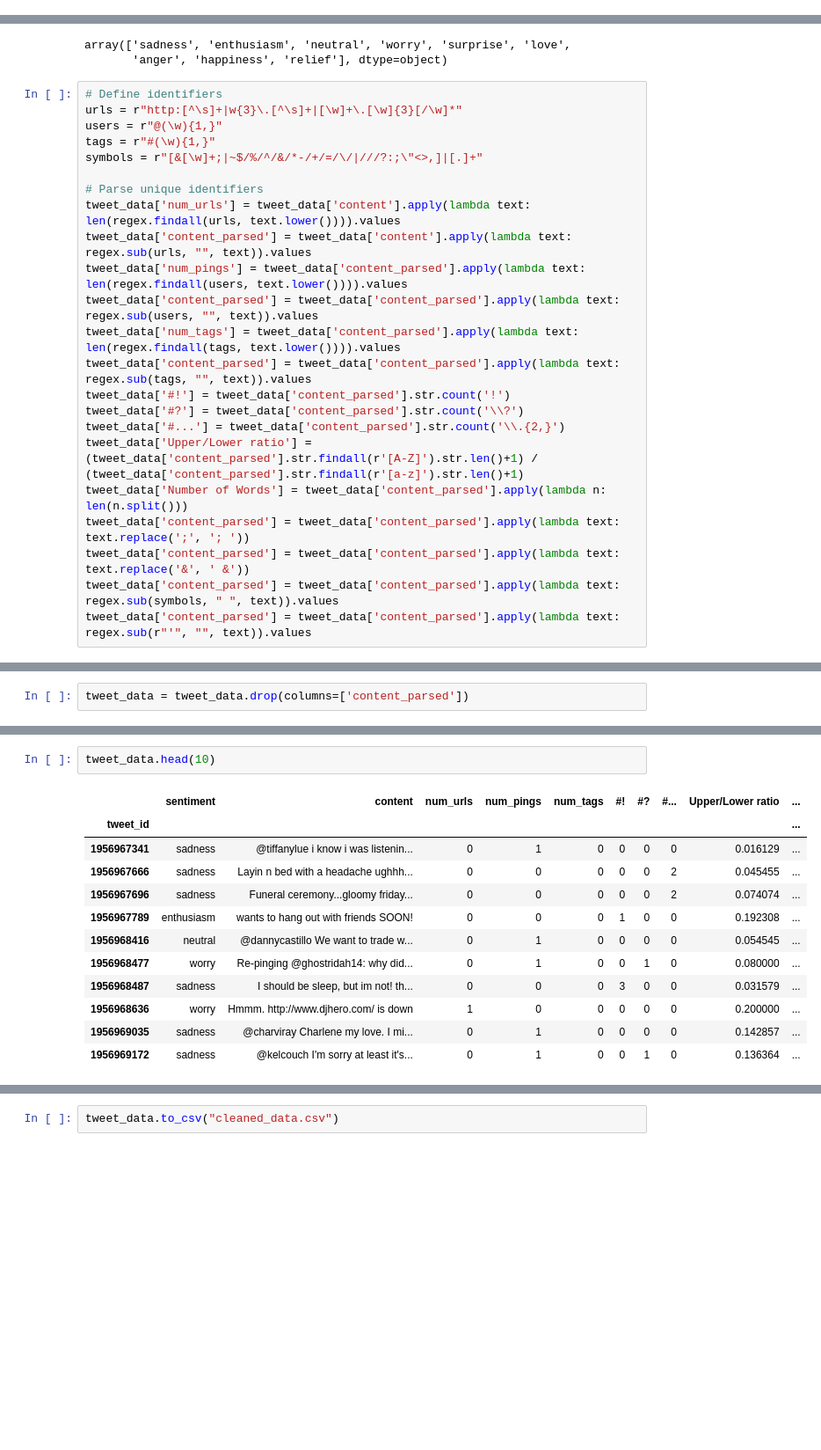
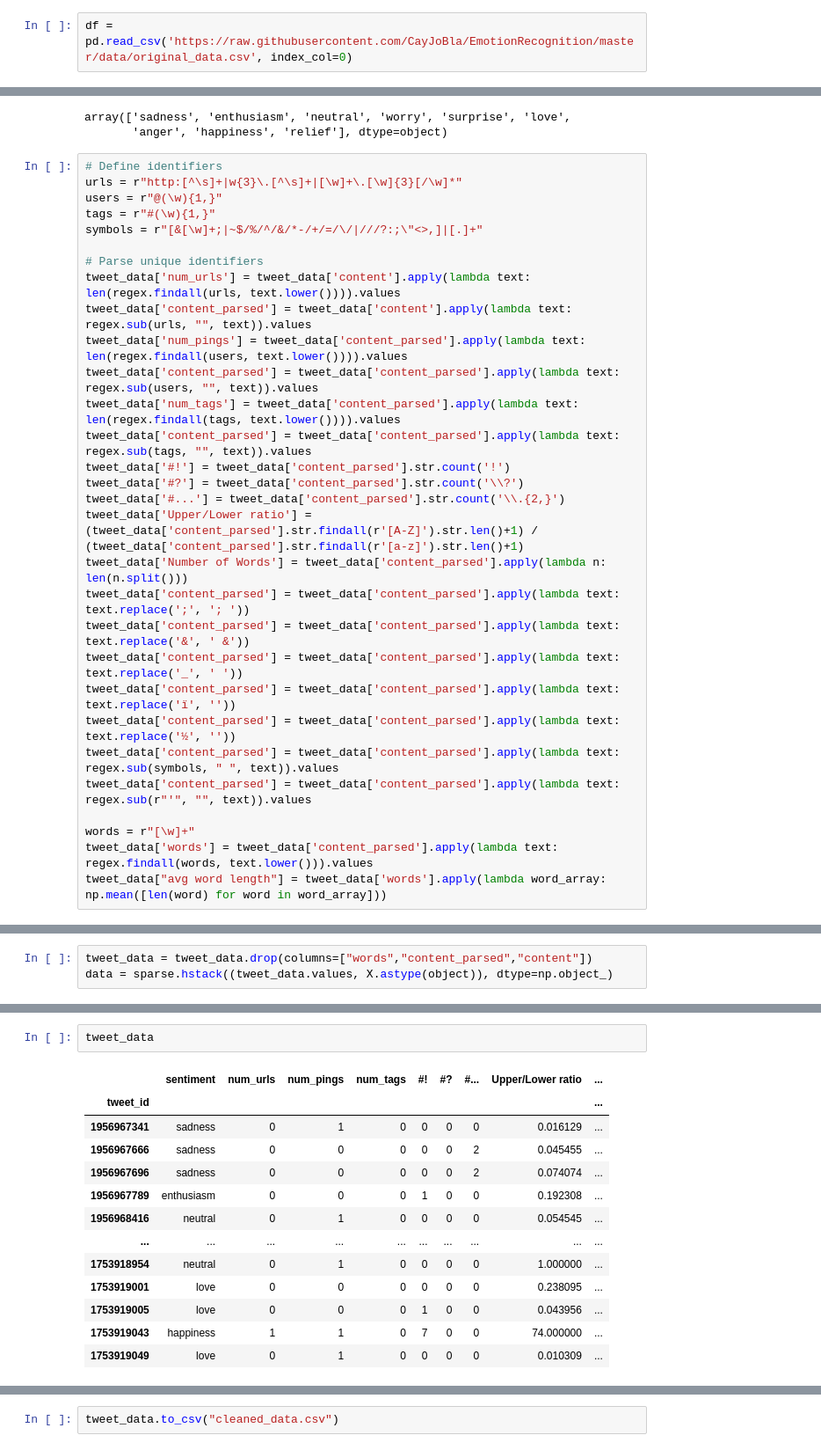
Before and after one commit to CayJoBla/EmotionRecognition, a Jupyter notebook: data/data_cleaning.ipynb, the cells around one changed output, grey strips where cells are left out. Shown at 88% size. Drawn from its saved outputs; the diff is of its cells as text; blank space fills up the shorter version.

Commit message:
Bag of words notebook

```diff
--- a/data/data_cleaning.ipynb
+++ b/data/data_cleaning.ipynb
@@ -22,3 +13,5 @@ Saving original_data.csv to original_data.csv
+# %%
+df = pd.read_csv('https://raw.githubusercontent.com/CayJoBla/EmotionRecognition/master/data/original_data.csv', index_col=0)
 # %%
 tweet_data = df.copy()
 tweet_data.info()
@@ -68,5 +61,12 @@ tweet_data['Upper/Lower ratio'] = (tweet_data['content_parsed'].str.findall(r'[A
 tweet_data['Number of Words'] = tweet_data['content_parsed'].apply(lambda n: len(n.split()))
 tweet_data['content_parsed'] = tweet_data['content_parsed'].apply(lambda text: text.replace(';', '; '))
 tweet_data['content_parsed'] = tweet_data['content_parsed'].apply(lambda text: text.replace('&', ' &'))
+tweet_data['content_parsed'] = tweet_data['content_parsed'].apply(lambda text: text.replace('_', ' '))
+tweet_data['content_parsed'] = tweet_data['content_parsed'].apply(lambda text: text.replace('ï', ''))
+tweet_data['content_parsed'] = tweet_data['content_parsed'].apply(lambda text: text.replace('½', ''))
 tweet_data['content_parsed'] = tweet_data['content_parsed'].apply(lambda text: regex.sub(symbols, " ", text)).values
 tweet_data['content_parsed'] = tweet_data['content_parsed'].apply(lambda text: regex.sub(r"'", "", text)).values
+
+words = r"[\w]+"
+tweet_data['words'] = tweet_data['content_parsed'].apply(lambda text: regex.findall(words, text.lower())).values
+tweet_data["avg word length"] = tweet_data['words'].apply(lambda word_array: np.mean([len(word) for word in word_array]))
@@ -77,2 +72,0 @@ tweet_data["avg word length"] = tweet_data['words'].apply(lambda word_array: np.
-# %%
-tweet_data = tweet_data.drop(columns=['content_parsed'])
@@ -78,0 +196,3 @@ tweet_data = tweet_data.drop(columns=['content_parsed'])
+# %%
+tweet_data = tweet_data.drop(columns=["words","content_parsed","content"])
+data = sparse.hstack((tweet_data.values, X.astype(object)), dtype=np.object_)
@@ -79,15 +204,16 @@ tweet_data = tweet_data.drop(columns=['content_parsed'])
 # %%
-tweet_data.head(10)
+tweet_data
 # %% [output]
-|  | sentiment | content | num_urls | num_pings | num_tags | #! | #? | #... | Upper/Lower ratio | ... |
-| tweet_id |  |  |  |  |  |  |  |  |  | ... |
-| 1956967341 | sadness | @tiffanylue i know i was listenin... | 0 | 1 | 0 | 0 | 0 | 0 | 0.016129 | ... |
-| 1956967666 | sadness | Layin n bed with a headache ughhh... | 0 | 0 | 0 | 0 | 0 | 2 | 0.045455 | ... |
-| 1956967696 | sadness | Funeral ceremony...gloomy friday... | 0 | 0 | 0 | 0 | 0 | 2 | 0.074074 | ... |
-| 1956967789 | enthusiasm | wants to hang out with friends SOON! | 0 | 0 | 0 | 1 | 0 | 0 | 0.192308 | ... |
-| 1956968416 | neutral | @dannycastillo We want to trade w... | 0 | 1 | 0 | 0 | 0 | 0 | 0.054545 | ... |
-| 1956968477 | worry | Re-pinging @ghostridah14: why did... | 0 | 1 | 0 | 0 | 1 | 0 | 0.080000 | ... |
-| 1956968487 | sadness | I should be sleep, but im not! th... | 0 | 0 | 0 | 3 | 0 | 0 | 0.031579 | ... |
-| 1956968636 | worry | Hmmm. http://www.djhero.com/ is down | 1 | 0 | 0 | 0 | 0 | 0 | 0.200000 | ... |
-| 1956969035 | sadness | @charviray Charlene my love. I mi... | 0 | 1 | 0 | 0 | 0 | 0 | 0.142857 | ... |
-| 1956969172 | sadness | @kelcouch I'm sorry at least it's... | 0 | 1 | 0 | 0 | 1 | 0 | 0.136364 | ... |
+|  | sentiment | num_urls | num_pings | num_tags | #! | #? | #... | Upper/Lower ratio | ... |
+| tweet_id |  |  |  |  |  |  |  |  | ... |
+| 1956967341 | sadness | 0 | 1 | 0 | 0 | 0 | 0 | 0.016129 | ... |
+| 1956967666 | sadness | 0 | 0 | 0 | 0 | 0 | 2 | 0.045455 | ... |
+| 1956967696 | sadness | 0 | 0 | 0 | 0 | 0 | 2 | 0.074074 | ... |
+| 1956967789 | enthusiasm | 0 | 0 | 0 | 1 | 0 | 0 | 0.192308 | ... |
+| 1956968416 | neutral | 0 | 1 | 0 | 0 | 0 | 0 | 0.054545 | ... |
+| ... | ... | ... | ... | ... | ... | ... | ... | ... | ... |
+| 1753918954 | neutral | 0 | 1 | 0 | 0 | 0 | 0 | 1.000000 | ... |
+| 1753919001 | love | 0 | 0 | 0 | 0 | 0 | 0 | 0.238095 | ... |
+| 1753919005 | love | 0 | 0 | 0 | 1 | 0 | 0 | 0.043956 | ... |
+| 1753919043 | happiness | 1 | 1 | 0 | 7 | 0 | 0 | 74.000000 | ... |
+| 1753919049 | love | 0 | 1 | 0 | 0 | 0 | 0 | 0.010309 | ... |
```
Also changed, not shown: parts of 11 cells of this notebook.
